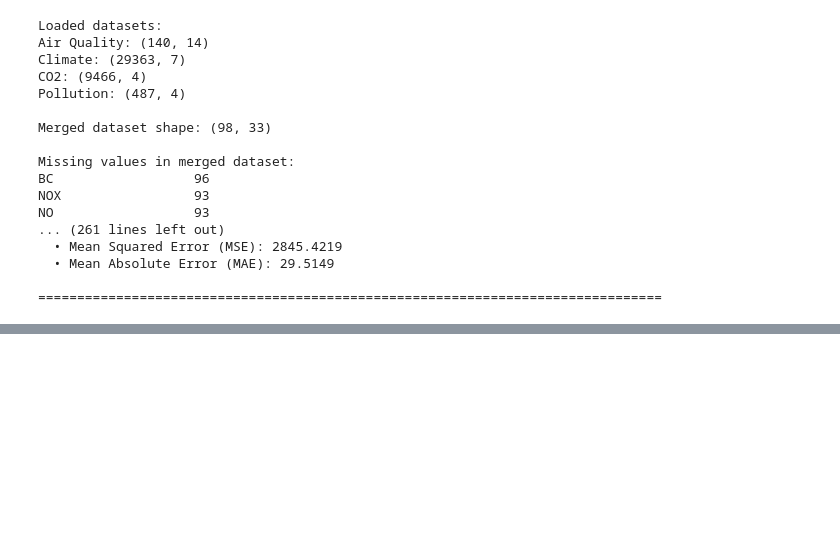
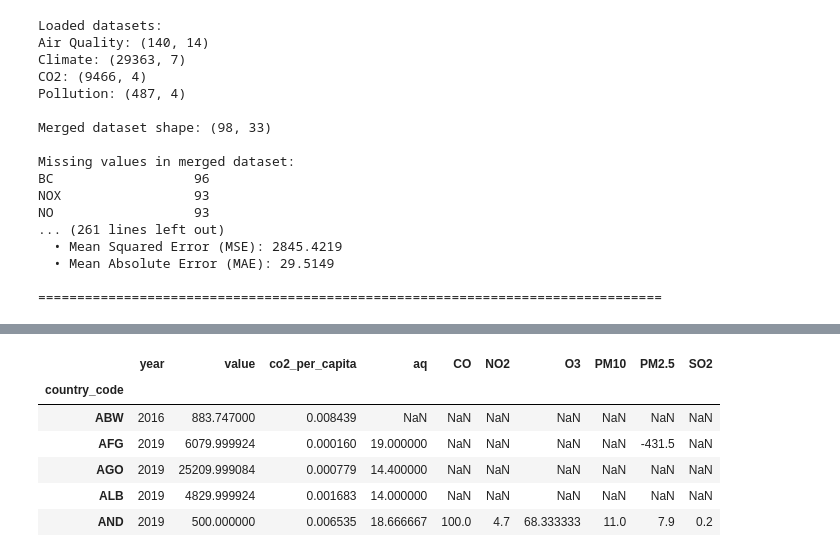
Before and after one commit to erdnuz/climate_lens, a Jupyter notebook: preprocessing.ipynb, the cells around one changed output, grey strips where cells are left out. Saved outputs shown, nothing was run; the diff lists cells and outputs as text; code cells hidden in the pictures; blank space fills up the shorter version.

```diff
--- a/preprocessing.ipynb
+++ b/preprocessing.ipynb
@@ -1073,0 +1124,2 @@ NO                  93
+# %%
+co2['aq'] = aq['avg']
@@ -1073,0 +1136,11 @@ NO                  93
+# %%
+# Suppose your DataFrame has columns: 'country_code', 'year', 'pollutant', 'unit', 'value'
+
+pollution_pivot = pollution.pivot_table(
+    index=['country_code'],   # Rows: one per country per year
+    columns='pollutant',              # Columns: one per pollutant
+    values='value'                    # Fill values from the 'value' column
+).reset_index()
+
+# Optional: flatten the column MultiIndex if needed
+pollution_pivot.columns.name = None
@@ -1073,0 +1156,15 @@ NO                  93
+# %%
+pollution_pivot.set_index(['country_code'], inplace=True)
+# %%
+for pollutant in pollution_pivot.columns:
+    co2[pollutant] = pollution_pivot[pollutant]
+# %%
+co2.head()
+# %% [output]
+|  | year | value | co2_per_capita | aq | CO | NO2 | O3 | PM10 | PM2.5 | SO2 |
+| country_code |  |  |  |  |  |  |  |  |  |  |
+| ABW | 2016 | 883.747000 | 0.008439 | NaN | NaN | NaN | NaN | NaN | NaN | NaN |
+| AFG | 2019 | 6079.999924 | 0.000160 | 19.000000 | NaN | NaN | NaN | NaN | -431.5 | NaN |
+| AGO | 2019 | 25209.999084 | 0.000779 | 14.400000 | NaN | NaN | NaN | NaN | NaN | NaN |
+| ALB | 2019 | 4829.999924 | 0.001683 | 14.000000 | NaN | NaN | NaN | NaN | NaN | NaN |
+| AND | 2019 | 500.000000 | 0.006535 | 18.666667 | 100.0 | 4.7 | 68.333333 | 11.0 | 7.9 | 0.2 |
```
Also changed, not shown: parts of 17 cells of this notebook.
